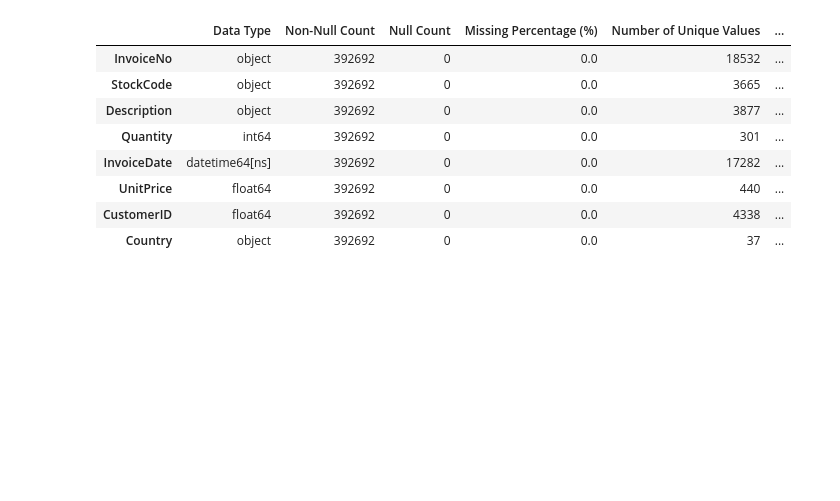
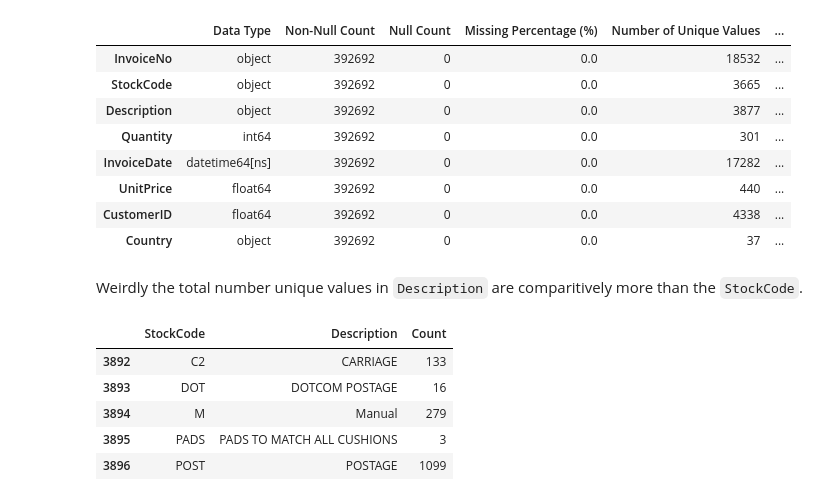
Before and after one commit to bharath03-a/CustomerSegmentationMarketAnalysis, a Jupyter notebook: notebooks/01_customer_segmention_techniques.ipynb, the cells around one changed output. Cells and saved outputs as stored; diff of their text form; code cells hidden in the pictures; blank space fills up the shorter version.

```diff
--- a/notebooks/01_customer_segmention_techniques.ipynb
+++ b/notebooks/01_customer_segmention_techniques.ipynb
@@ -213,0 +212,2 @@ Weirdly the total number unique values in `Description` a
+# %% [markdown]
+Weirdly the total number unique values in `Description` are comparitively more than the `StockCode`.
@@ -213,0 +216,9 @@ Weirdly the total number unique values in `Description` a
+# %%
+cat_desc_df.tail()
+# %% [output]
+|  | StockCode | Description | Count |
+| 3892 | C2 | CARRIAGE | 133 |
+| 3893 | DOT | DOTCOM POSTAGE | 16 |
+| 3894 | M | Manual | 279 |
+| 3895 | PADS | PADS TO MATCH ALL CUSHIONS | 3 |
+| 3896 | POST | POSTAGE | 1099 |
```
Also changed, not shown: parts of 17 cells of this notebook.
